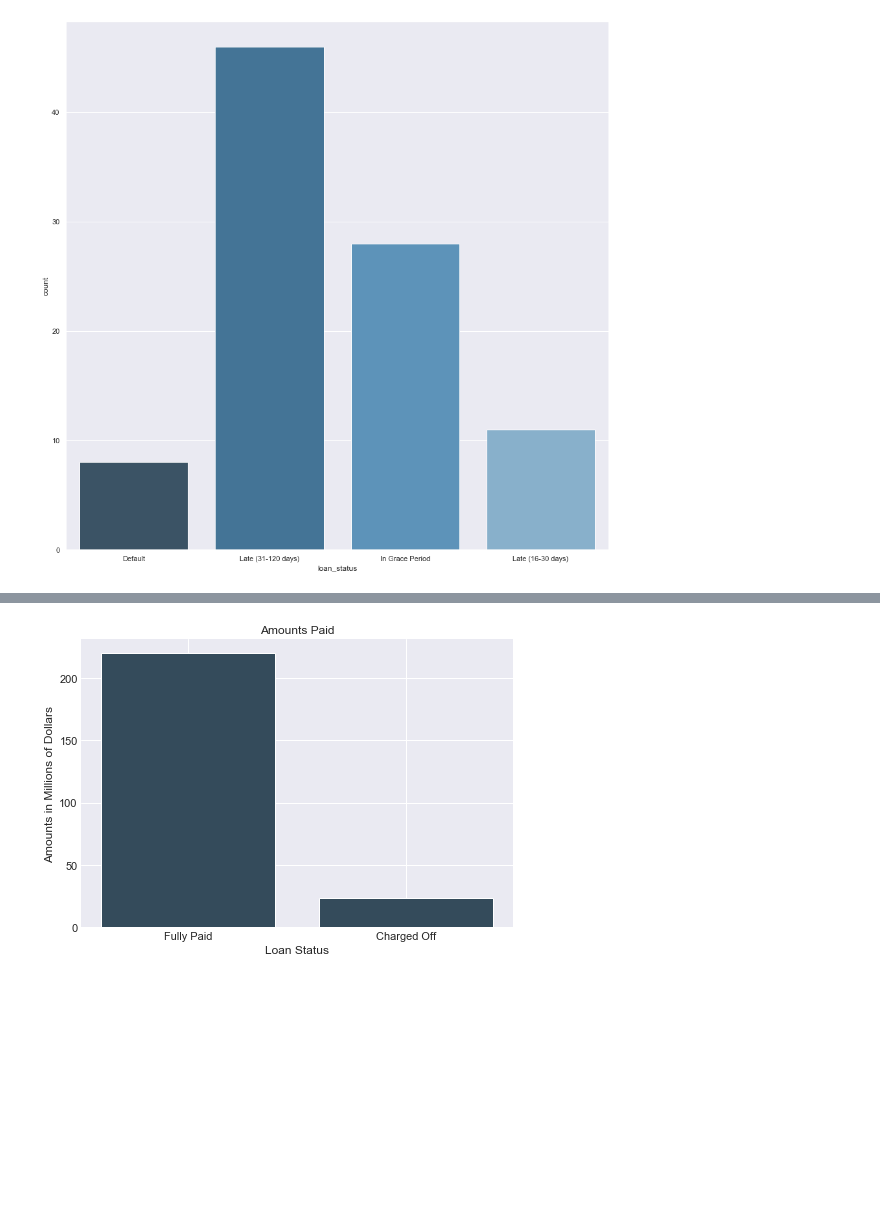
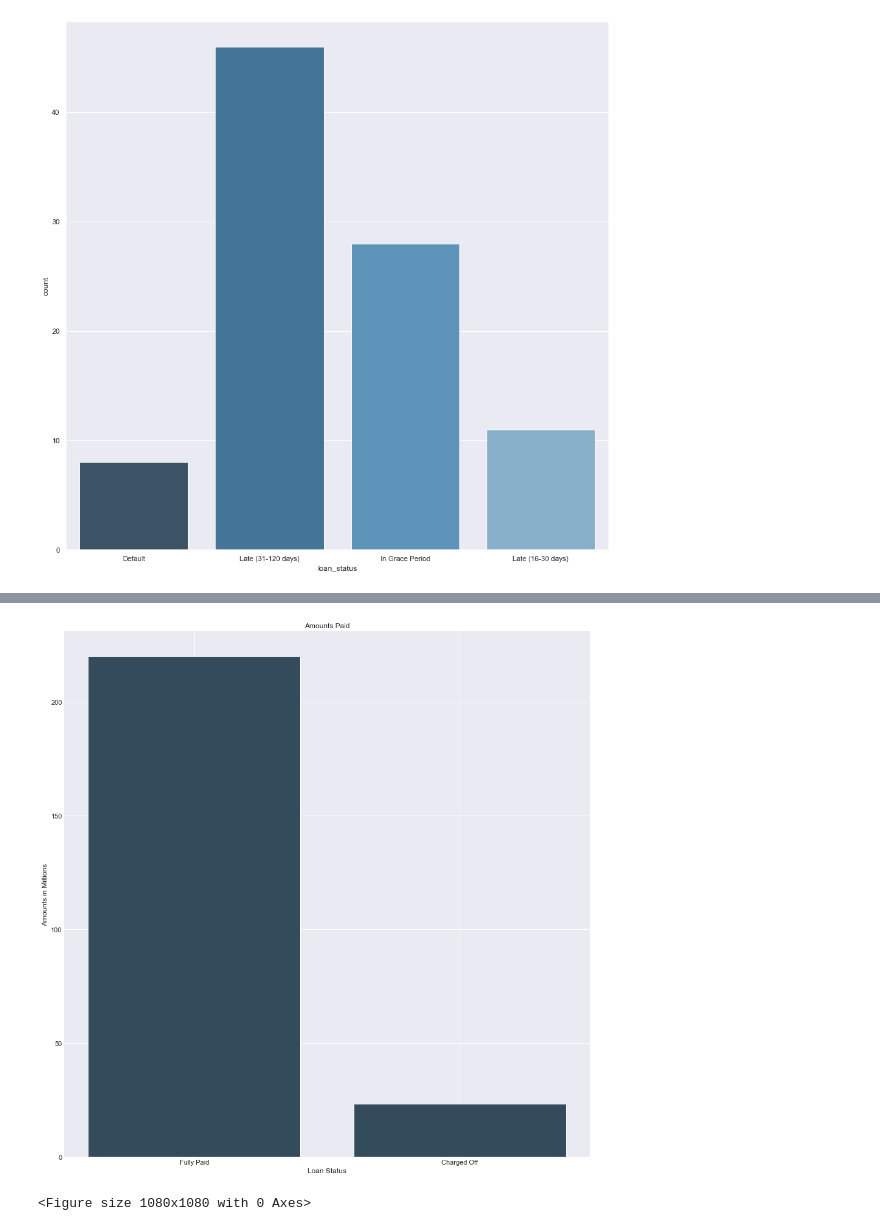
Before and after one commit to nukemecha/Project3, a Jupyter notebook: Alex/Alex-Finance Visualizations.ipynb, the cells around one changed output, grey strips where cells are left out. Cells and saved outputs as stored; diff of their text form; code cells hidden in the pictures; blank space fills up the shorter version.

```diff
--- a/Alex/Alex-Finance Visualizations.ipynb
+++ b/Alex/Alex-Finance Visualizations.ipynb
@@ -261,25 +303,37 @@ plt.show()
 # %%
+#Bar chart showing amount of dollars recouped for loans in a final loan status, Charged Off and Fully Paid.
 labels = 'Fully Paid','Charged Off'
 
 x_list = input_csv[input_csv.loan_status == 'Fully Paid']
 
 x = x_list['total_pymnt'].sum()/1000000
 
 y_list = input_csv[input_csv.loan_status == 'Charged Off']
 
 y = y_list['total_pymnt'].sum()/1000000
 
 fig = plt.figure()
 plt.style.use('seaborn-darkgrid')
 ax = fig.add_axes([0,0,1,1])
 Loan_Status = ['Fully Paid', 'Charged Off']
-sns.set(palette="Blues_d")
+
 Amount = [x,y]
 ax.bar(Loan_Status,Amount)
+
 plt.xlabel('Loan Status')
-plt.ylabel('Amounts in Millions of Dollars')
+plt.ylabel('Amounts in Millions')
 plt.title('Amounts Paid')
 
+sns.set(palette="Blues_d")
+
+fig = plt.gcf()
+fig.set_size_inches(12, 12)
+plt.savefig('AmountsPaidinDollars.png',bbox_inches='tight')
 plt.show()
+
+
+fig = plt.gcf()
+fig.set_size_inches(15, 15)
 # %% [output]
-[figure, old version]
+[figure, new version]
+<Figure size 1080x1080 with 0 Axes>
```
Also changed, not shown: parts of 18 cells of this notebook, 11 other files.
